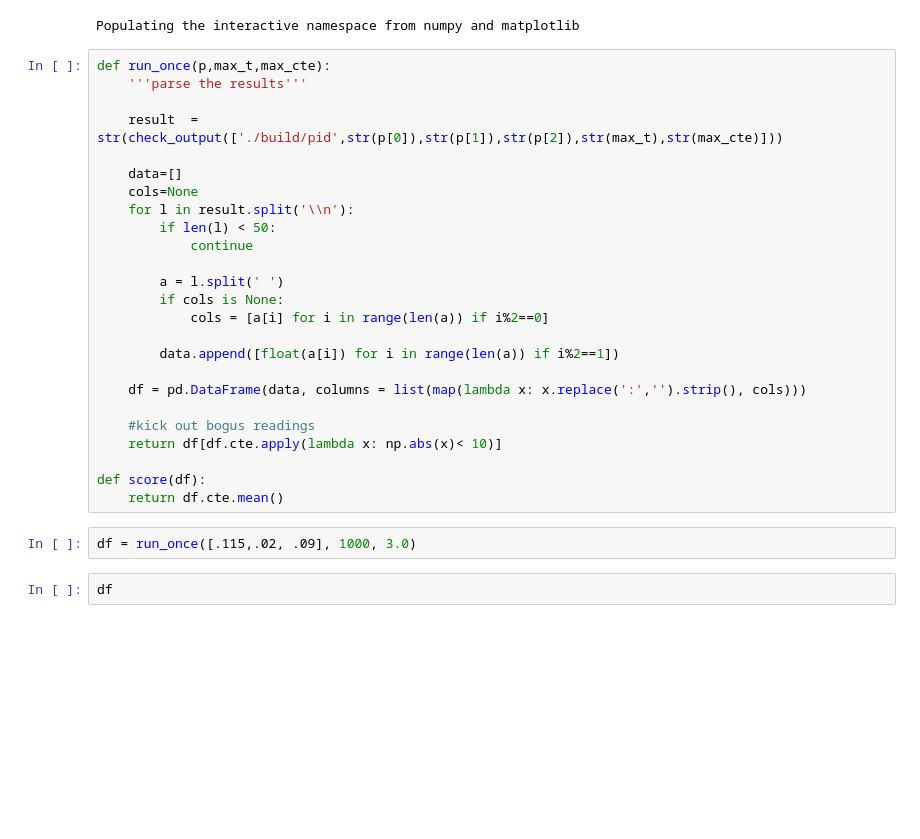
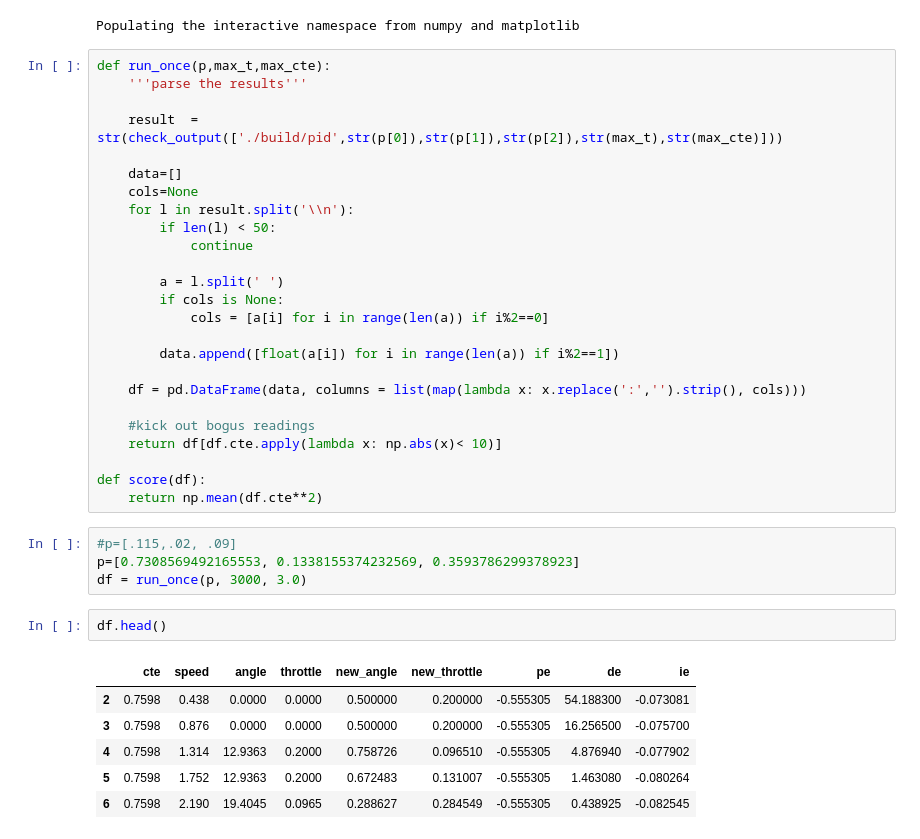
Before and after one commit to cochoa0x1/pid-control, a Jupyter notebook: auto_tune.ipynb, the cells around one changed output. Cells and saved outputs as stored; diff of their text form; blank space fills up the shorter version.

```diff
--- a/auto_tune.ipynb
+++ b/auto_tune.ipynb
@@ -31,11 +31,20 @@ def run_once(p,max_t,max_cte):
     return df[df.cte.apply(lambda x: np.abs(x)< 10)]
 
 def score(df):
-    return df.cte.mean()
+    return np.mean(df.cte**2)
-# %%
-df = run_once([.115,.02, .09], 1000, 3.0)
+# %%
+#p=[.115,.02, .09]
+p=[0.7308569492165553, 0.1338155374232569, 0.3593786299378923]
+df = run_once(p, 3000, 3.0)
 # %%
-df
+df.head()
+# %% [output]
+|  | cte | speed | angle | throttle | new_angle | new_throttle | pe | de | ie |
+| 2 | 0.7598 | 0.438 | 0.0000 | 0.0000 | 0.500000 | 0.200000 | -0.555305 | 54.188300 | -0.073081 |
+| 3 | 0.7598 | 0.876 | 0.0000 | 0.0000 | 0.500000 | 0.200000 | -0.555305 | 16.256500 | -0.075700 |
+| 4 | 0.7598 | 1.314 | 12.9363 | 0.2000 | 0.758726 | 0.096510 | -0.555305 | 4.876940 | -0.077902 |
+| 5 | 0.7598 | 1.752 | 12.9363 | 0.2000 | 0.672483 | 0.131007 | -0.555305 | 1.463080 | -0.080264 |
+| 6 | 0.7598 | 2.190 | 19.4045 | 0.0965 | 0.288627 | 0.284549 | -0.555305 | 0.438925 | -0.082545 |
 # %%
 figure(figsize(10,5))
 df[['de','pe','ie']].plot()
```
Also changed, not shown: parts of 7 cells of this notebook, 6 other files.
